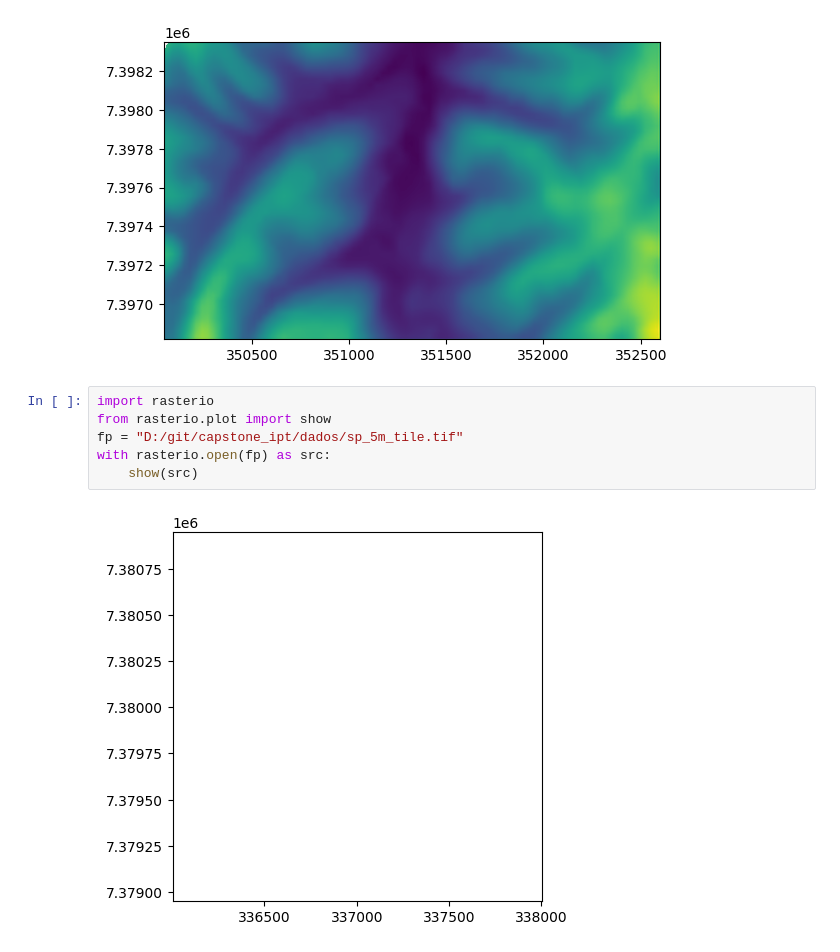
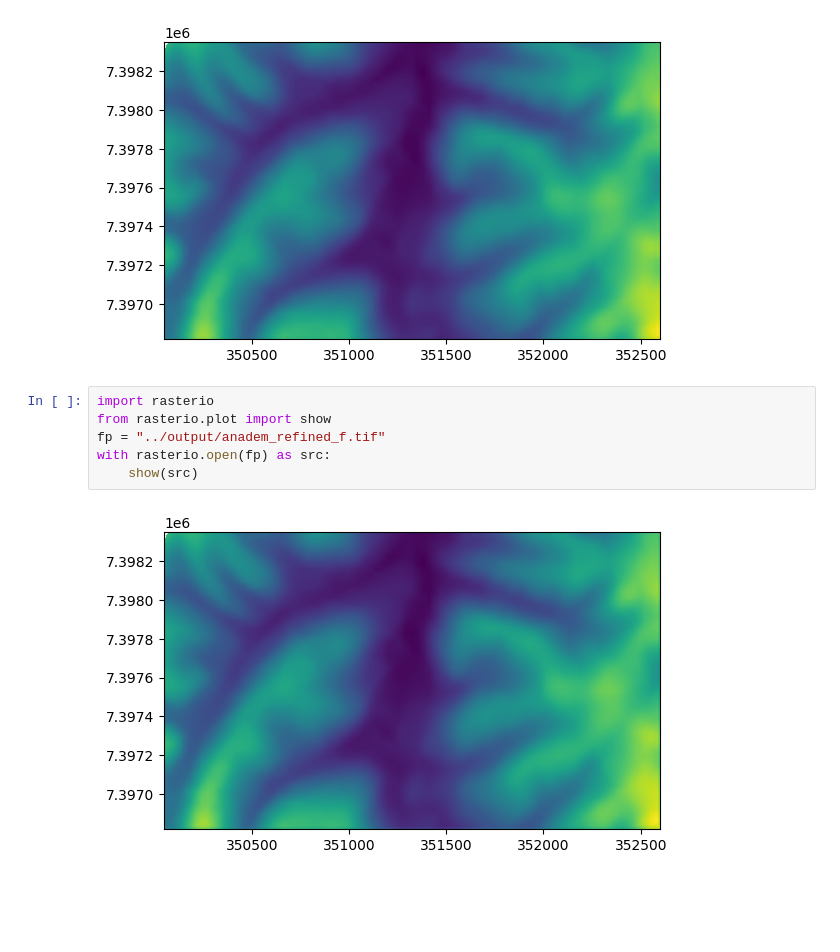
Before and after one commit to anaparraf/capstone_ipt, a Jupyter notebook: src/view.ipynb, the cells around one changed output. Cells and saved outputs as stored; diff of their text form; blank space fills up the shorter version.

```diff
--- a/src/view.ipynb
+++ b/src/view.ipynb
@@ -67,8 +67,8 @@ with rasterio.open(fp) as src:
 # %%
 import rasterio
 from rasterio.plot import show
-fp = "D:/git/capstone_ipt/dados/sp_5m_tile.tif"
+fp = "../output/anadem_refined_f.tif"
 with rasterio.open(fp) as src:
     show(src)
 # %% [output]
-[figure, old version]
+[figure, new version]
```
Also changed, not shown: 15 other files.
